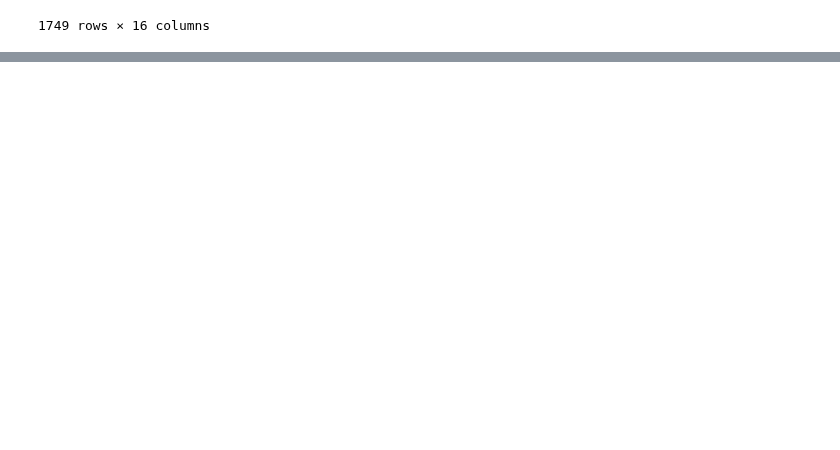
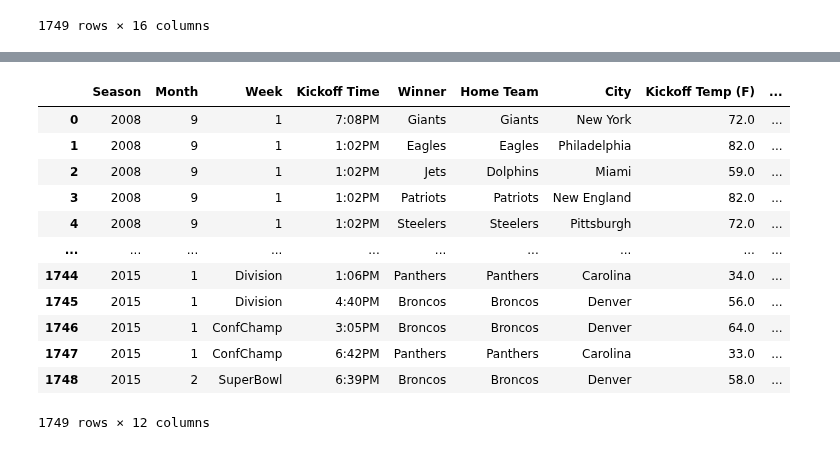
Before and after one commit to ybgandhi/Kickstart_Project, a Jupyter notebook: Dataset.ipynb, the cells around one changed output, grey strips where cells are left out. Drawn from its saved outputs; the diff is of its cells as text; code cells hidden in the pictures; blank space fills up the shorter version.

```diff
--- a/Dataset.ipynb
+++ b/Dataset.ipynb
@@ -360,0 +295,7 @@ stadium
+# %%
+city= ['Chicago', 'Green Bay', 'Arizona', 'Baltimore', 'Buffalo',
+      'Carolina', 'Cincinnati','Cleveland', 'Denver',
+      'Indianapolis', 'Jacksonville', 'Kansas City',
+      'Miami', 'New England', 'New York', 'Oakland', 'Philadelphia',
+      'Pittsburgh', 'St. Louis', 'San Diego', 'San Francisco',
+      'Seattle', 'Tampa Bay', 'Tennessee', 'Washington']
@@ -360,0 +330,14 @@ stadium
+# %%
+stadium_list = ['Soldier Field','Lambeau Field','State Farm Stadium','M&T Bank Stadium','New Era Field',
+           'Bank of America Stadium','Paul Brown Stadium','FirstEnergy Stadium','Empower Field at Mile High',
+           'Lucas Oil Stadium','TIAA Bank Field','Arrowhead Stadium',
+          'Hard Rock Stadium','Gillette Stadium','MetLife Stadium','Oakland Coliseum(*)','Lincoln Financial Field',
+          'Heinz Field','Edward Jones Dome','Qualcomm Stadium','Levis Stadium',
+          'Lumen Field','Raymond James Stadium','Nissan Stadium','FedEx Field']
+# %%
+stadium_dict = {'City':city,
+                'Stadium':stadium_list
+               }
+stadium_dict
+stadium_df = pd.DataFrame(stadium_dict)
+stadium_df
@@ -360,0 +362,18 @@ stadium
+# %%
+merged_stadium = pd.merge(left=new_df, right=stadium_df, how='left', left_on="City", right_on="City")
+# %%
+merged_stadium
+# %% [output]
+|  | Season | Month | Week | Kickoff Time | Winner | Home Team | City | Kickoff Temp (F) | ... |
+| 0 | 2008 | 9 | 1 | 7:08PM | Giants | Giants | New York | 72.0 | ... |
+| 1 | 2008 | 9 | 1 | 1:02PM | Eagles | Eagles | Philadelphia | 82.0 | ... |
+| 2 | 2008 | 9 | 1 | 1:02PM | Jets | Dolphins | Miami | 59.0 | ... |
+| 3 | 2008 | 9 | 1 | 1:02PM | Patriots | Patriots | New England | 82.0 | ... |
+| 4 | 2008 | 9 | 1 | 1:02PM | Steelers | Steelers | Pittsburgh | 72.0 | ... |
+| ... | ... | ... | ... | ... | ... | ... | ... | ... | ... |
+| 1744 | 2015 | 1 | Division | 1:06PM | Panthers | Panthers | Carolina | 34.0 | ... |
+| 1745 | 2015 | 1 | Division | 4:40PM | Broncos | Broncos | Denver | 56.0 | ... |
+| 1746 | 2015 | 1 | ConfChamp | 3:05PM | Broncos | Broncos | Denver | 64.0 | ... |
+| 1747 | 2015 | 1 | ConfChamp | 6:42PM | Panthers | Panthers | Carolina | 33.0 | ... |
+| 1748 | 2015 | 2 | SuperBowl | 6:39PM | Broncos | Broncos | Denver | 58.0 | ... |
+1749 rows × 12 columns
```
Also changed, not shown: parts of 18 cells of this notebook.
